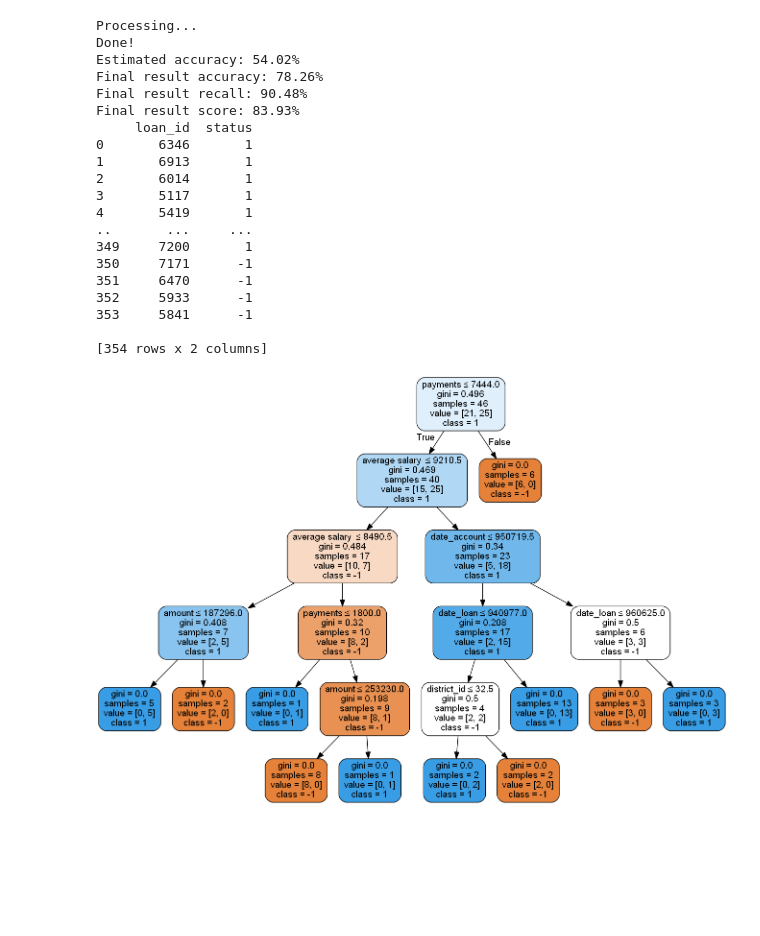
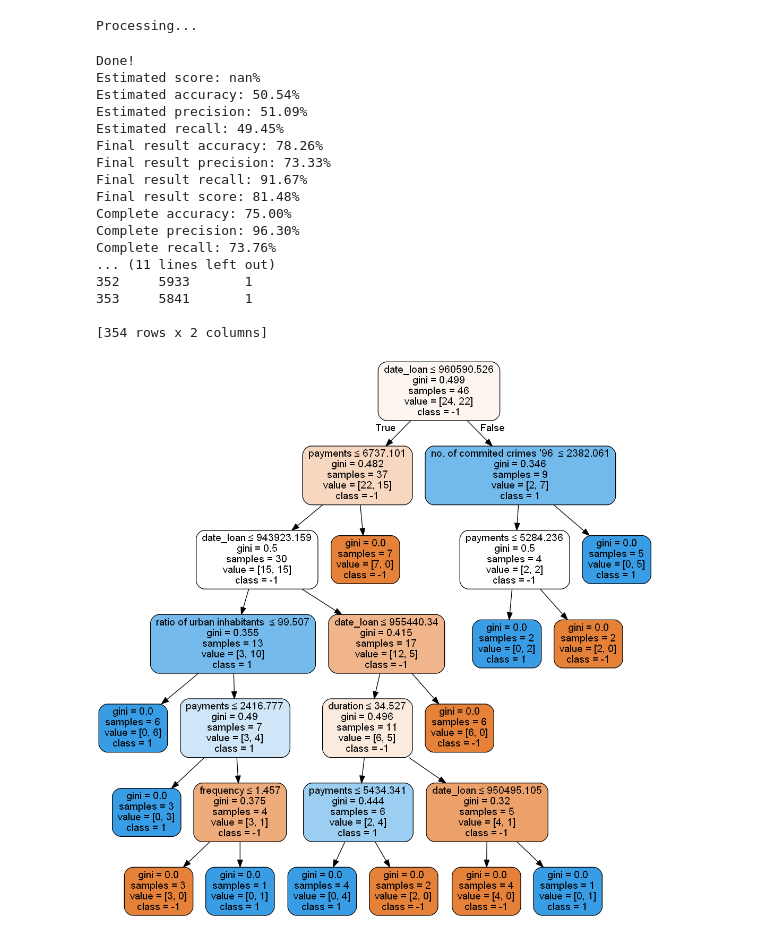
Before and after one commit to GNeves95/FEUP-ECAC-DM-G4, a Jupyter notebook: loan_train_new.ipynb, the cells around one changed output. Saved outputs shown, nothing was run; the diff lists cells and outputs as text; code cells hidden in the pictures; blank space fills up the shorter version.

Commit message:
Improvements, now with F1 score

```diff
--- a/loan_train_new.ipynb
+++ b/loan_train_new.ipynb
@@ -1,7 +1,7 @@
 # %%
 import pandas as pd, numpy as np
 from sklearn.tree import DecisionTreeClassifier
-from sklearn.metrics import accuracy_score, recall_score
+from sklearn.metrics import accuracy_score, recall_score, precision_score
 import os
 cwd = os.path.abspath(os.getcwd())
 
@@ -31,10 +31,12 @@ training_data['frequency'] = training_data['frequency'].map(d)
 
 average_score = 0
 average_accuracy = 0
+average_precision = 0
 average_recall = 0
-n_test = 2000
+n_test = 10000
 best_score = 0
 best_accuracy = 0
+best_precision = 0
 best_recall = 0
 
 for x, temp in training_data.groupby('status'):
@@ -56,81 +58,99 @@ for x in range(n_test):
     x = train_data.drop(columns=['status'])
 
     #criterion="gini", splitter="random", max_depth=5
-    dtree = DecisionTreeClassifier(max_depth=6)
+    dtree = DecisionTreeClassifier(splitter="random", max_depth=6)
     dtree = dtree.fit(x,y)
     y_pred = dtree.predict(test_data.drop(columns=['status']))
     y_test = test_data.status
 
     cur_accuracy = accuracy_score(y_test, y_pred)
+    cur_precision = precision_score(y_test, y_pred)
     cur_recall = recall_score(y_test, y_pred)
 
-    cur_score = 2 * (cur_accuracy * cur_recall)/(cur_accuracy + cur_recall)
+    cur_score = 2.0 * (cur_precision * cur_recall)/(cur_precision + cur_recall)
 
     average_score += cur_score
     average_accuracy += cur_accuracy
+    average_precision += cur_precision
     average_recall += cur_recall
 
     if cur_score > best_score:
         btree = dtree
         best_score = cur_score
         best_accuracy = cur_accuracy
+        best_precision = cur_precision
         best_recall = cur_recall
 
 
 average_score /= n_test
 average_accuracy /= n_test
+average_precision /= n_test
 average_recall /= n_test
 
+y_pred = btree.predict(training_data.drop(columns=['status']))
+y_test = training_data.status
 
-print(f'Done!\nEstimated accuracy: {average_score:.2%}')
+cur_accuracy = accuracy_score(y_test, y_pred)
+cur_precision = precision_score(y_test, y_pred)
+cur_recall = recall_score(y_test, y_pred)
+cur_score = 2.0 * (cur_precision * cur_recall)/(cur_precision + cur_recall)
+
+
+print(f'Done!\nEstimated score: {average_score:.2%}')
+print(f'Estimated accuracy: {average_accuracy:.2%}')
+print(f'Estimated precision: {average_precision:.2%}')
+print(f'Estimated recall: {average_recall:.2%}')
 print(f'Final result accuracy: {best_accuracy:.2%}')
+print(f'Final result precision: {best_precision:.2%}')
 print(f'Final result recall: {best_recall:.2%}')
 print(f'Final result score: {best_score:.2%}')
+print(f'Complete accuracy: {cur_accuracy:.2%}')
+print(f'Complete precision: {cur_precision:.2%}')
+print(f'Complete recall: {cur_recall:.2%}')
+print(f'Complete score: {cur_score:.2%}')
 
 predict_data = account_data.merge(final_data, on='account_id', suffixes=['_account','_loan'])
 predict_data = district_data.merge(predict_data, left_on='code ', right_on='district_id')
 predict_data = predict_data.drop(columns=['account_id', 'code ', 'name ', 'region'])
 predict_data['unemploymant rate \'95 '] = np.where(predict_data['unemploymant rate \'95 '] == '?', predict_data['unemploymant rate \'96 '], predict_data['unemploymant rate \'95 '])
 predict_data['unemploymant rate \'95 '] = pd.to_numeric(predict_data['unemploymant rate \'95 '], errors='coerce')
 predict_data['no. of commited crimes \'95 '] = np.where(predict_data['no. of commited crimes \'95 '] == '?', predict_data['no. of commited crimes \'96 '], predict_data['no. of commited crimes \'95 '])
 predict_data['no. of commited crimes \'95 '] = pd.to_numeric(predict_data['no. of commited crimes \'95 '], errors='coerce')
 d = {'issuance after transaction': 0, 'monthly issuance': 1, 'weekly issuance': 2 }
 predict_data['frequency'] = predict_data['frequency'].map(d)
 
 predict_data['status'] = btree.predict(predict_data.drop(columns=['status','loan_id']))
 
 from six import StringIO
 from IPython.display import Image
 from sklearn.tree import export_graphviz
 import pydotplus
 dot_data = StringIO()
 export_graphviz(btree, out_file=dot_data,
                 filled=True, rounded=True,
                 special_characters=True, feature_names = test_data.drop(columns=['status']).columns,class_names=['-1','1'])
 graph = pydotplus.graph_from_dot_data(dot_data.getvalue())
 graph.write_png('result.png')
 print(predict_data[['loan_id','status']])
 predict_data[['loan_id','status']].rename(columns={'loan_id': 'Id','status': 'Predicted'}).to_csv('result.csv', index=False)
 Image(graph.create_png())
 # %% [output]
 Processing...
-Done!
-Estimated accuracy: 54.02%
-Final result accuracy: 78.26%
-Final result recall: 90.48%
-Final result score: 83.93%
-     loan_id  status
-0       6346       1
-1       6913       1
-2       6014       1
-3       5117       1
-4       5419       1
-..       ...     ...
-349     7200       1
-350     7171      -1
-351     6470      -1
-352     5933      -1
-353     5841      -1
-
-[354 rows x 2 columns]
+Done!
+Estimated score: nan%
+Estimated accuracy: 50.54%
+Estimated precision: 51.09%
+Estimated recall: 49.45%
+Final result accuracy: 78.26%
+Final result precision: 73.33%
+Final result recall: 91.67%
+Final result score: 81.48%
+Complete accuracy: 75.00%
+Complete precision: 96.30%
+Complete recall: 73.76%
+... (11 lines left out)
+352     5933       1
+353     5841       1
+
+[354 rows x 2 columns]
-[figure, old version]
+[figure, new version]
```
Also changed, not shown: 2 other files.
